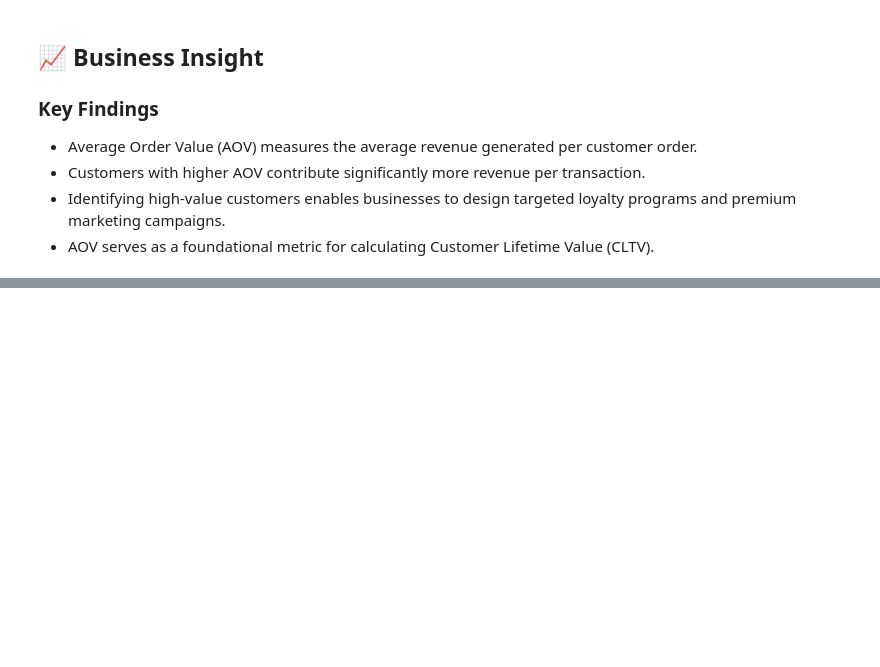
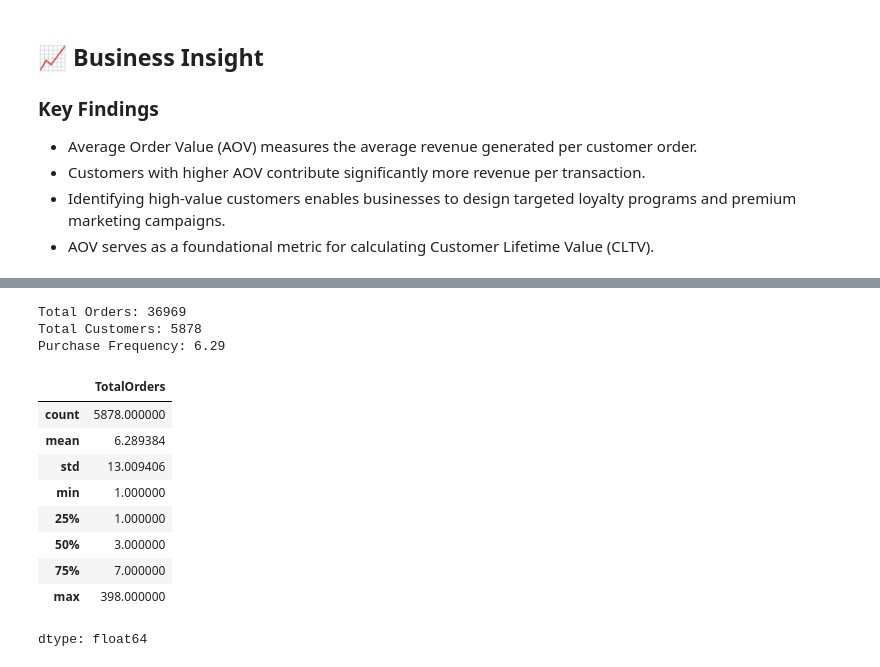
Before and after one commit to arjunkacha/saas-cohort-retention-cltv-analysis, a Jupyter notebook: notebooks/project_2_cohort_retention_cltv_analysis.ipynb, the cells around one changed output, grey strips where cells are left out. Saved outputs shown, nothing was run; the diff lists cells and outputs as text; code cells hidden in the pictures; blank space fills up the shorter version.

```diff
--- a/notebooks/project_2_cohort_retention_cltv_analysis.ipynb
+++ b/notebooks/project_2_cohort_retention_cltv_analysis.ipynb
@@ -581,0 +586,27 @@ plt.show()
+# %%
+total_orders = customer_summary["TotalOrders"].sum()
+
+total_customers = customer_summary["Customer ID"].nunique()
+
+purchase_frequency = total_orders / total_customers
+
+print(f"Total Orders: {total_orders}")
+print(f"Total Customers: {total_customers}")
+print(f"Purchase Frequency: {purchase_frequency:.2f}")
+# %% [output]
+Total Orders: 36969
+Total Customers: 5878
+Purchase Frequency: 6.29
+# %%
+customer_summary["TotalOrders"].describe()
+# %% [output]
+|  | TotalOrders |
+| count | 5878.000000 |
+| mean | 6.289384 |
+| std | 13.009406 |
+| min | 1.000000 |
+| 25% | 1.000000 |
+| 50% | 3.000000 |
+| 75% | 7.000000 |
+| max | 398.000000 |
+dtype: float64
```
Also changed, not shown: parts of 5 cells of this notebook.
